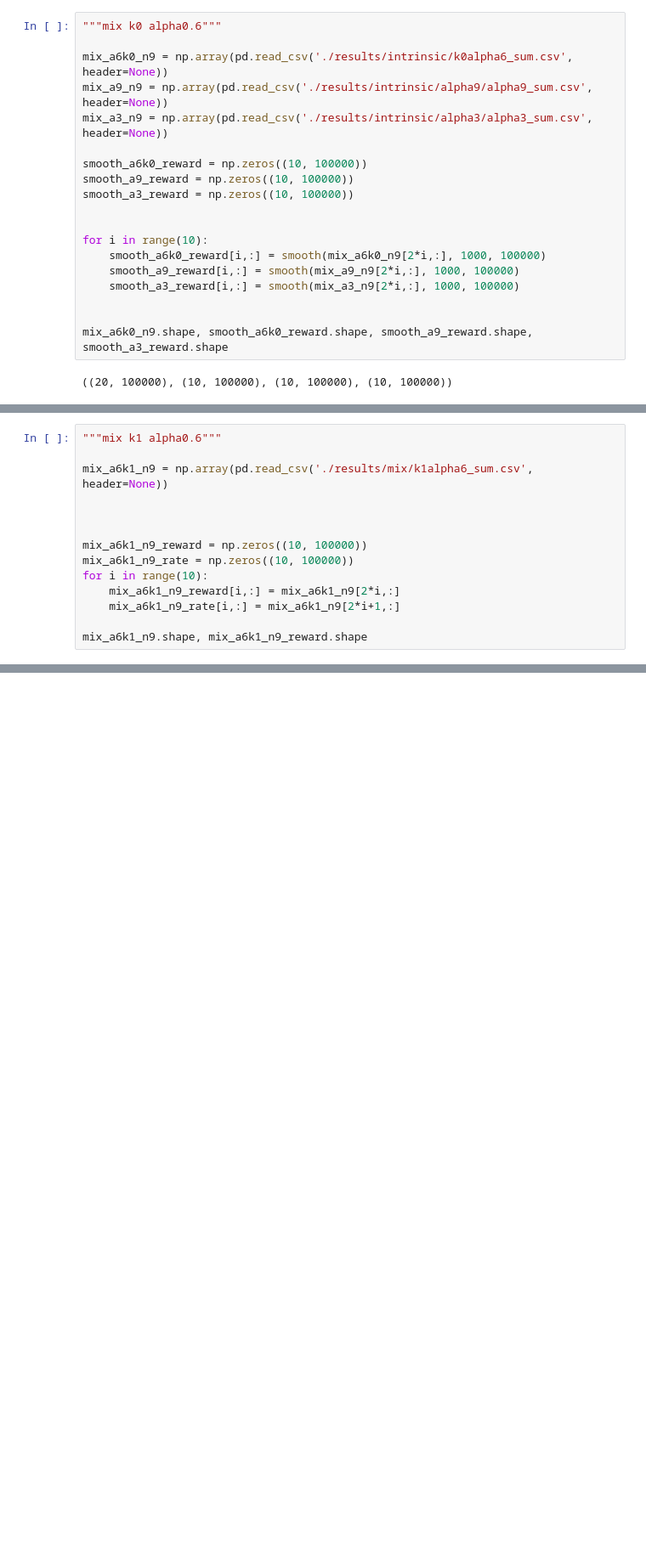
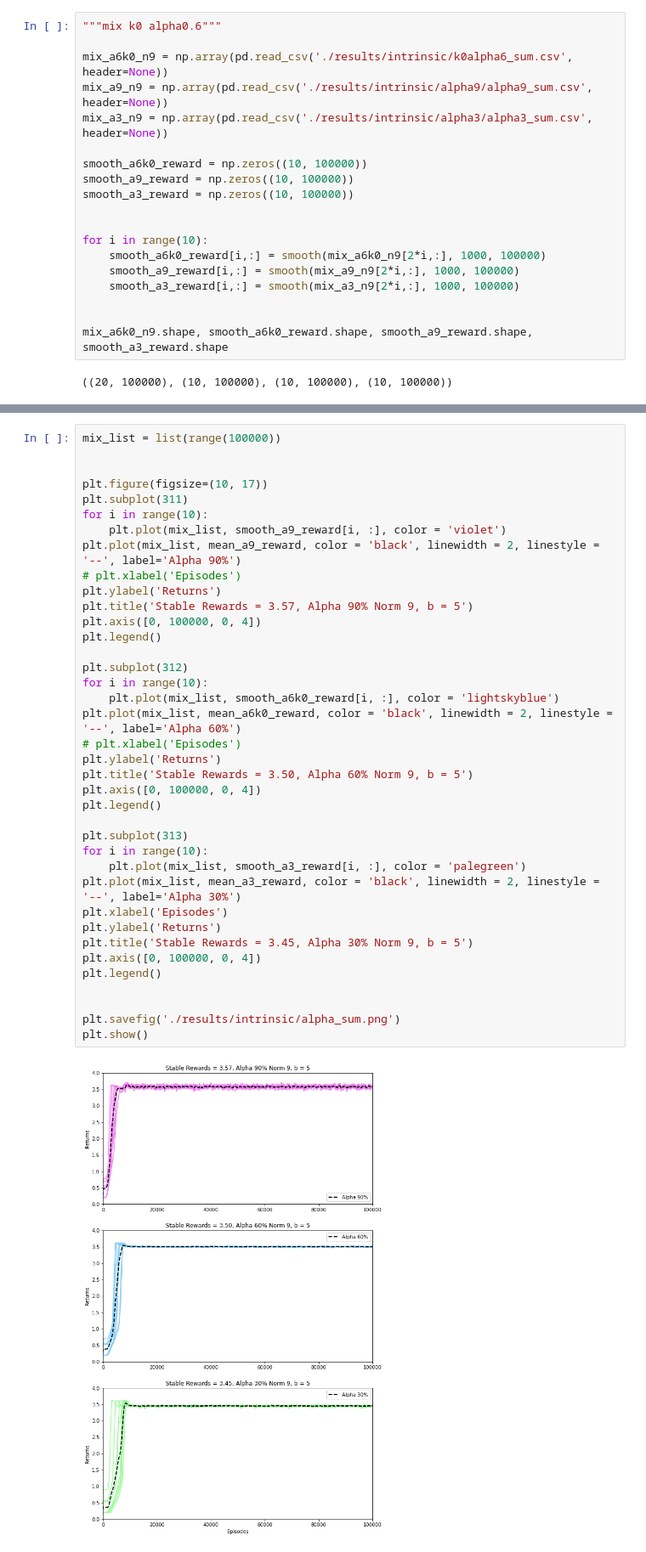
Before and after one commit to qiaodan-cuhk/ReputationDynamics, a Jupyter notebook: plot.ipynb, the cells around one changed output, grey strips where cells are left out. Shown at 85% size. Saved outputs shown, nothing was run; the diff lists cells and outputs as text; blank space fills up the shorter version.

Commit message:
update intrinsic reward

```diff
--- a/plot.ipynb
+++ b/plot.ipynb
@@ -229,14 +179,0 @@ plt.show()
-# %%
-"""mix k1 alpha0.6"""
-
-mix_a6k1_n9 = np.array(pd.read_csv('./results/mix/k1alpha6_sum.csv', header=None))
-
-
-
-mix_a6k1_n9_reward = np.zeros((10, 100000))
-mix_a6k1_n9_rate = np.zeros((10, 100000))
-for i in range(10):
-    mix_a6k1_n9_reward[i,:] = mix_a6k1_n9[2*i,:]
-    mix_a6k1_n9_rate[i,:] = mix_a6k1_n9[2*i+1,:]
-
-mix_a6k1_n9.shape, mix_a6k1_n9_reward.shape
@@ -304,0 +189,40 @@ plt.show()
+# %%
+mix_list = list(range(100000))
+
+
+plt.figure(figsize=(10, 17))
+plt.subplot(311)
+for i in range(10):
+    plt.plot(mix_list, smooth_a9_reward[i, :], color = 'violet')
+plt.plot(mix_list, mean_a9_reward, color = 'black', linewidth = 2, linestyle = '--', label='Alpha 90%')
+# plt.xlabel('Episodes')
+plt.ylabel('Returns')
+plt.title('Stable Rewards = 3.57, Alpha 90% Norm 9, b = 5')
+plt.axis([0, 100000, 0, 4])
+plt.legend()
+
+plt.subplot(312)
+for i in range(10):
+    plt.plot(mix_list, smooth_a6k0_reward[i, :], color = 'lightskyblue')
+plt.plot(mix_list, mean_a6k0_reward, color = 'black', linewidth = 2, linestyle = '--', label='Alpha 60%')
+# plt.xlabel('Episodes')
+plt.ylabel('Returns')
+plt.title('Stable Rewards = 3.50, Alpha 60% Norm 9, b = 5')
+plt.axis([0, 100000, 0, 4])
+plt.legend()
+
+plt.subplot(313)
+for i in range(10):
+    plt.plot(mix_list, smooth_a3_reward[i, :], color = 'palegreen')
+plt.plot(mix_list, mean_a3_reward, color = 'black', linewidth = 2, linestyle = '--', label='Alpha 30%')
+plt.xlabel('Episodes')
+plt.ylabel('Returns')
+plt.title('Stable Rewards = 3.45, Alpha 30% Norm 9, b = 5')
+plt.axis([0, 100000, 0, 4])
+plt.legend()
+
+
+plt.savefig('./results/intrinsic/alpha_sum.png')
+plt.show()
+# %% [output]
+[figure, added]
```
Also changed, not shown: parts of 18 cells of this notebook, 15 other files.
